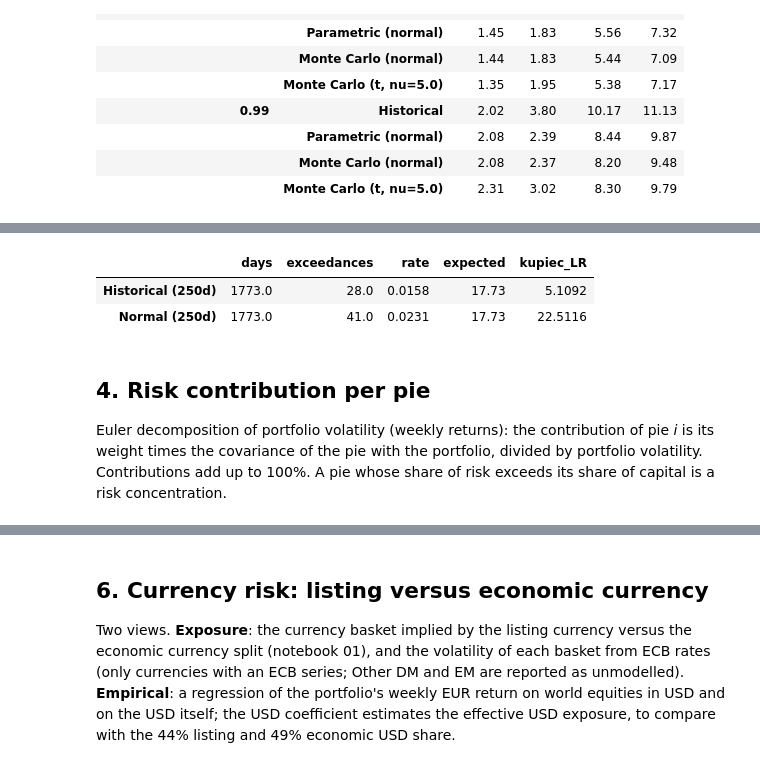
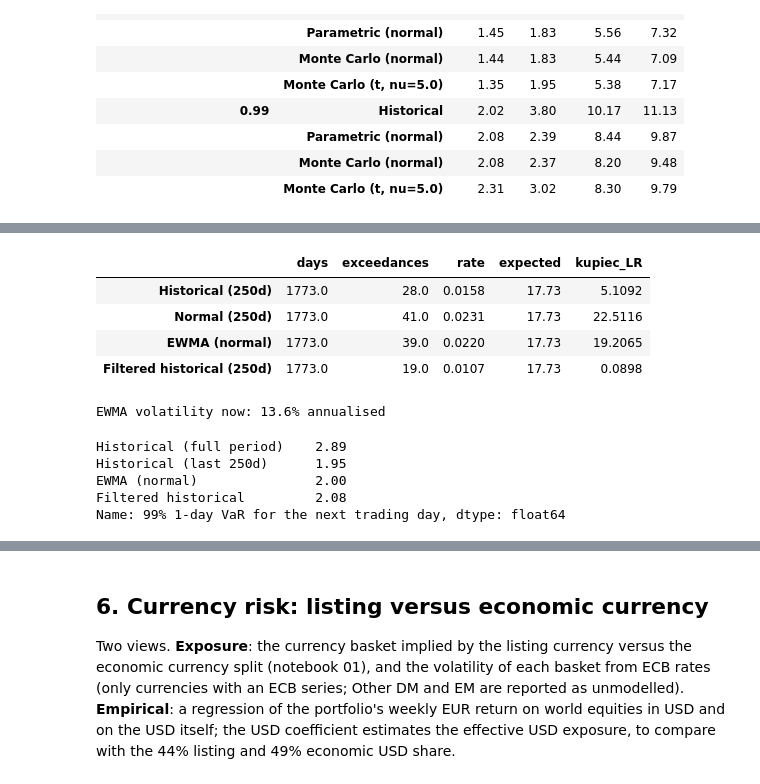
Before and after one commit to caswvandersteen/Investment-Portfolio-Analysis, a Jupyter notebook: notebooks/05_risk.ipynb, the cells around one changed output, grey strips where cells are left out. Cells and saved outputs as stored; diff of their text form; code cells hidden in the pictures.

Commit message:
Add real returns, EWMA and FHS VaR, factor-based scenarios and Taiwan shock

```diff
--- a/notebooks/05_risk.ipynb
+++ b/notebooks/05_risk.ipynb
@@ -294,33 +297,66 @@ var_table = pd.DataFrame(var_rows)
 # %%
 def kupiec(exceedances, n, p):
     """Kupiec proportion-of-failures likelihood ratio."""
     x = exceedances
     if x == 0:
         return -2 * n * np.log(1 - p)
     phat = x / n
     return -2 * ((n - x) * np.log(1 - p) + x * np.log(p) - (n - x) * np.log(1 - phat) - x * np.log(phat))
 
 
+def ewma_volatility(r, lam=0.94, seed_days=30):
+    """One-day-ahead EWMA volatility: the value on day t uses returns up to t-1."""
+    values = r.to_numpy()
+    var = np.empty(len(values))
+    var[0] = np.var(values[:seed_days])
+    for t in range(1, len(values)):
+        var[t] = lam * var[t - 1] + (1 - lam) * values[t - 1] ** 2
+    return pd.Series(np.sqrt(var), index=r.index)
+
+
 level = 0.99
-rolling_hist = -portfolio_daily.rolling(250).quantile(1 - level).shift(1)
-rolling_mu = portfolio_daily.rolling(250).mean().shift(1)
-rolling_sd = portfolio_daily.rolling(250).std().shift(1)
-rolling_norm = -(rolling_mu + Z.inv_cdf(1 - level) * rolling_sd)
+z99 = Z.inv_cdf(1 - level)
+r = portfolio_daily
+sigma_ewma = ewma_volatility(r)
+standardised = r / sigma_ewma
+
+var_models = {
+    "Historical (250d)": -r.rolling(250).quantile(1 - level).shift(1),
+    "Normal (250d)": -(r.rolling(250).mean().shift(1) + z99 * r.rolling(250).std().shift(1)),
+    "EWMA (normal)": -z99 * sigma_ewma,
+    "Filtered historical (250d)": -standardised.rolling(250).quantile(1 - level).shift(1) * sigma_ewma,
+}
+var_paths = pd.DataFrame(var_models).dropna()
 
 backtest_rows = {}
-for name, var_series in {"Historical (250d)": rolling_hist, "Normal (250d)": rolling_norm}.items():
-    both = pd.concat([portfolio_daily, var_series], axis=1).dropna()
-    hits = int((both.iloc[:, 0] < -both.iloc[:, 1]).sum())
-    n = len(both)
+for name in var_paths.columns:
+    hits = int((r[var_paths.index] < -var_paths[name]).sum())
+    n = len(var_paths)
     backtest_rows[name] = {"days": n, "exceedances": hits, "rate": hits / n, "expected": n * (1 - level), "kupiec_LR": kupiec(hits, n, 1 - level)}
 
-pd.DataFrame(backtest_rows).T.round(4)
+var_backtest = pd.DataFrame(backtest_rows).T
+var_backtest.round(4)
 # %% [output]
 |  | days | exceedances | rate | expected | kupiec_LR |
 | Historical (250d) | 1773.0 | 28.0 | 0.0158 | 17.73 | 5.1092 |
 | Normal (250d) | 1773.0 | 41.0 | 0.0231 | 17.73 | 22.5116 |
+| EWMA (normal) | 1773.0 | 39.0 | 0.0220 | 17.73 | 19.2065 |
+| Filtered historical (250d) | 1773.0 | 19.0 | 0.0107 | 17.73 | 0.0898 |
-# %% [markdown]
-## 4. Risk contribution per pie
-
-Euler decomposition of portfolio volatility (weekly returns): the contribution of pie *i* is its weight times the covariance of the pie with the portfolio, divided by portfolio volatility. Contributions add up to 100%. A pie whose share of risk exceeds its share of capital is a risk concentration.
+# %%
+next_sigma = np.sqrt(0.94 * sigma_ewma.iloc[-1] ** 2 + 0.06 * r.iloc[-1] ** 2)
+current_var = pd.Series({
+    "Historical (full period)": historical_var_es(r, level)[0],
+    "Historical (last 250d)": -r.iloc[-250:].quantile(1 - level),
+    "EWMA (normal)": -z99 * next_sigma,
+    "Filtered historical": -standardised.iloc[-250:].quantile(1 - level) * next_sigma,
+}, name="99% 1-day VaR for the next trading day")
+print(f"EWMA volatility now: {next_sigma * np.sqrt(TRADING_DAYS):.1%} annualised")
+(current_var * 100).round(2)
+# %% [output]
+EWMA volatility now: 13.6% annualised
+Historical (full period)    2.89
+Historical (last 250d)      1.95
+EWMA (normal)               2.00
+Filtered historical         2.08
+Name: 99% 1-day VaR for the next trading day, dtype: float64
 # %%
```
Also changed, not shown: parts of 17 cells of this notebook, 2 other files.
